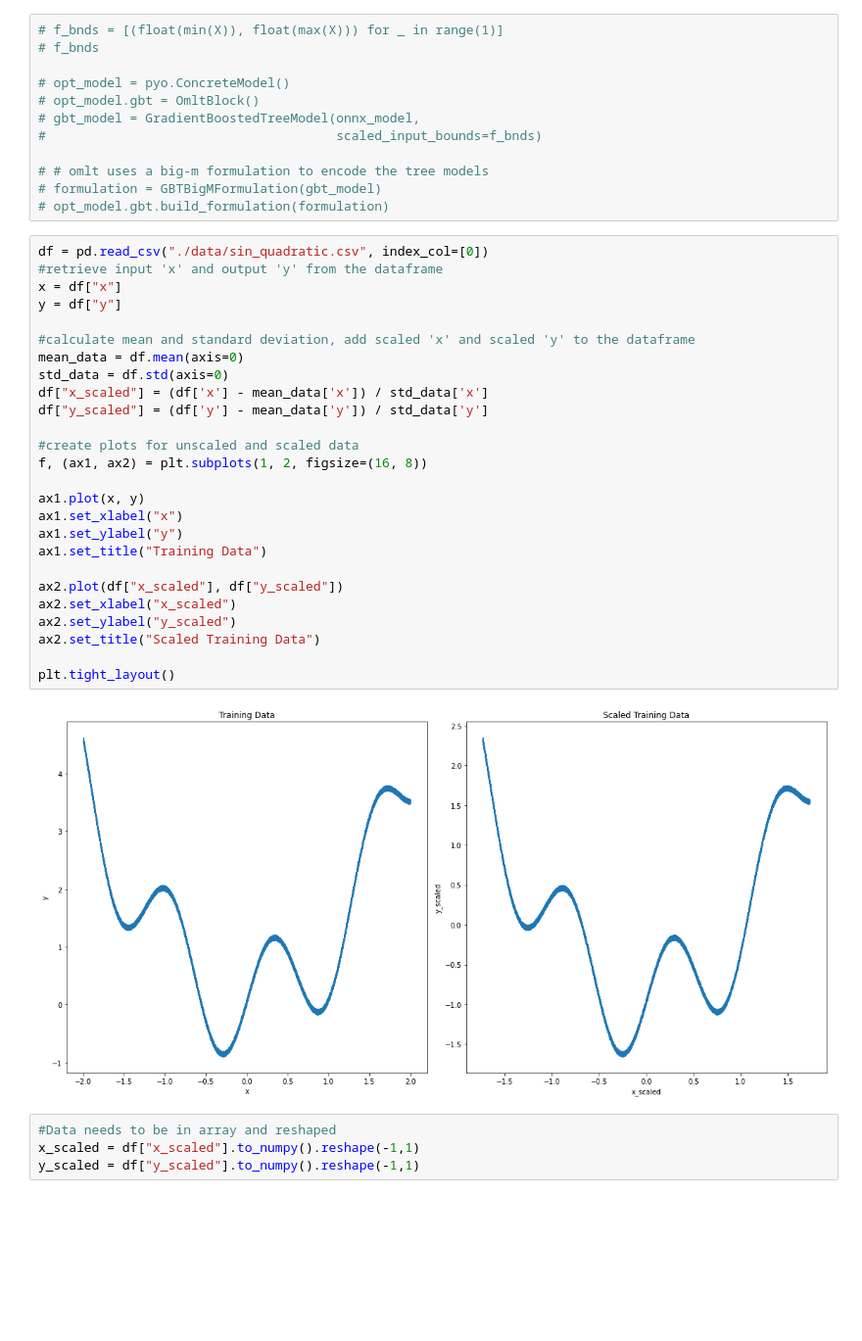
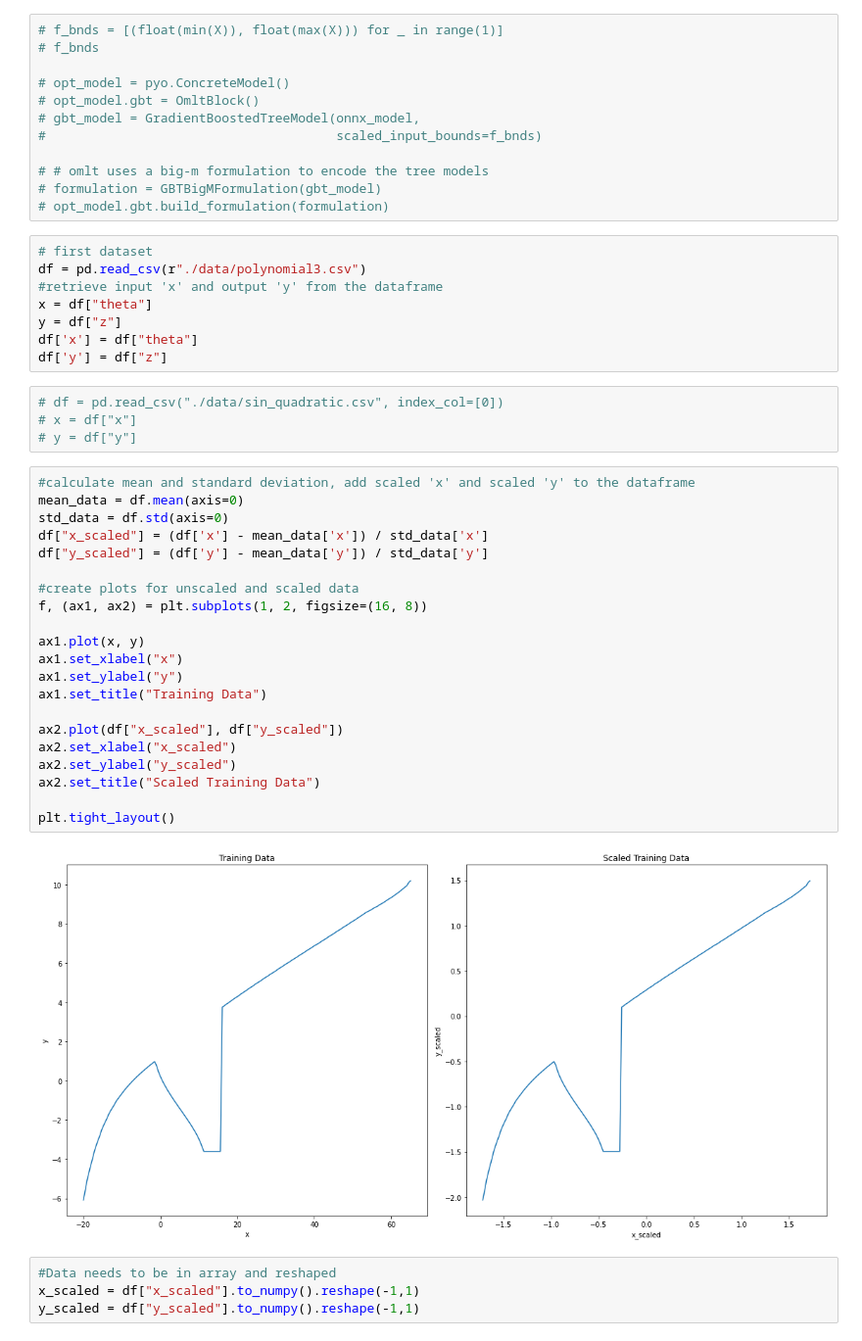
Before and after one commit to linshumeng/OMLT_ML, a Jupyter notebook: Sklearn_boosting.ipynb, the cells around one changed output. Shown: that part at 98% size. Saved outputs shown, nothing was run; the diff lists cells and outputs as text; blank space fills up the shorter version.

Commit message:
add another dataset

```diff
--- a/Sklearn_boosting.ipynb
+++ b/Sklearn_boosting.ipynb
@@ -89,34 +89,41 @@ import onnxmltools.convert.lightgbm.convert
 # # omlt uses a big-m formulation to encode the tree models
 # formulation = GBTBigMFormulation(gbt_model)
 # opt_model.gbt.build_formulation(formulation)
+# %%
+# first dataset
+df = pd.read_csv(r"./data/polynomial3.csv")
+#retrieve input 'x' and output 'y' from the dataframe
+x = df["theta"]
+y = df["z"]
+df['x'] = df["theta"]
+df['y'] = df["z"]
+# %%
+# df = pd.read_csv("./data/sin_quadratic.csv", index_col=[0])
+# x = df["x"]
+# y = df["y"]
 # %%
-df = pd.read_csv("./data/sin_quadratic.csv", index_col=[0])
-#retrieve input 'x' and output 'y' from the dataframe
-x = df["x"]
-y = df["y"]
-
 #calculate mean and standard deviation, add scaled 'x' and scaled 'y' to the dataframe
 mean_data = df.mean(axis=0)
 std_data = df.std(axis=0)
 df["x_scaled"] = (df['x'] - mean_data['x']) / std_data['x']
 df["y_scaled"] = (df['y'] - mean_data['y']) / std_data['y']
 
 #create plots for unscaled and scaled data
 f, (ax1, ax2) = plt.subplots(1, 2, figsize=(16, 8))
 
 ax1.plot(x, y)
 ax1.set_xlabel("x")
 ax1.set_ylabel("y")
 ax1.set_title("Training Data")
 
 ax2.plot(df["x_scaled"], df["y_scaled"])
 ax2.set_xlabel("x_scaled")
 ax2.set_ylabel("y_scaled")
 ax2.set_title("Scaled Training Data")
 
 plt.tight_layout()
 # %% [output]
-[figure, old version]
+[figure, new version]
 # %%
 #Data needs to be in array and reshaped
 x_scaled = df["x_scaled"].to_numpy().reshape(-1,1)
```
Also changed, not shown: parts of 6 cells of this notebook, 1 other file.
